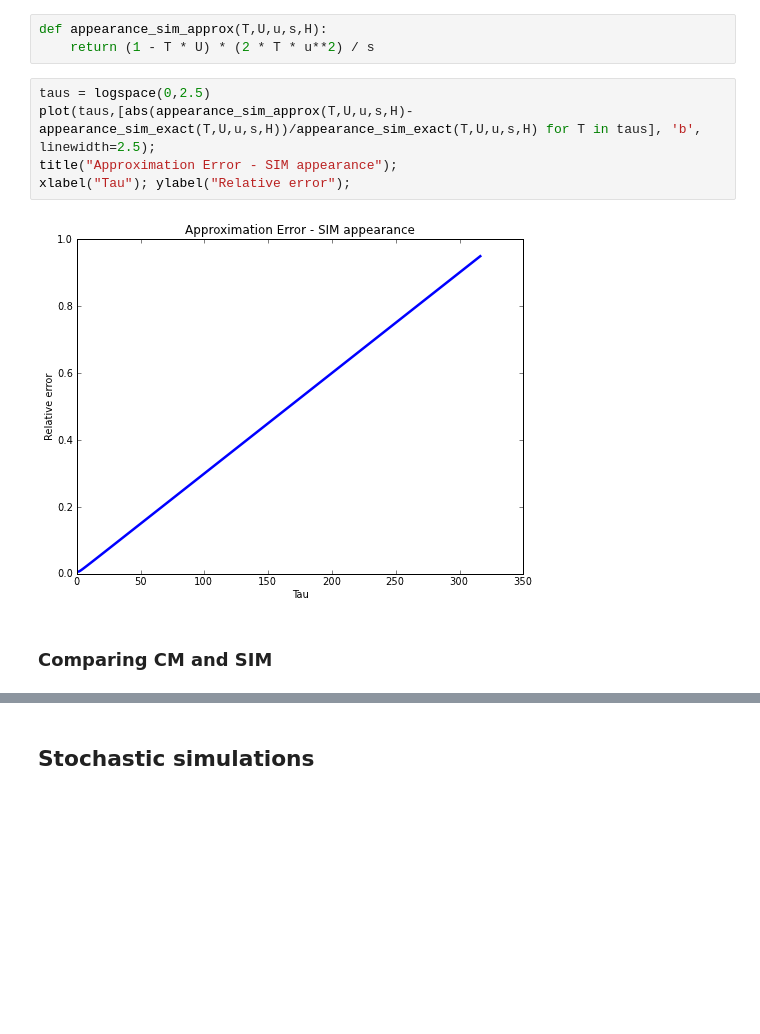
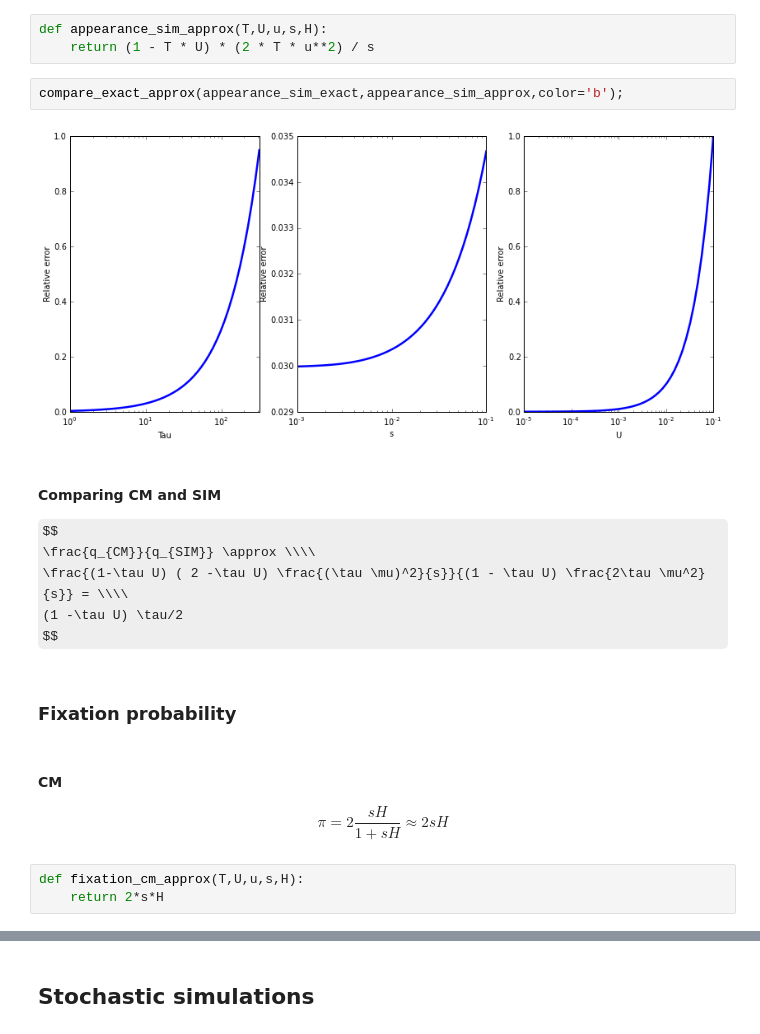
Before and after one commit to yoavram/ruggedsim, a Jupyter notebook: SIDEER2013/notebook.ipynb, the cells around one changed output, grey strips where cells are left out. Cells and saved outputs as stored; diff of their text form; some formulas as TeX source; blank space fills up the shorter version.

```diff
--- a/SIDEER2013/notebook.ipynb
+++ b/SIDEER2013/notebook.ipynb
@@ -128,12 +187,25 @@ $$
 # %%
 def appearance_sim_approx(T,U,u,s,H):
     return (1 - T * U) * (2 * T * u**2) / s
-# %%
-taus = logspace(0,2.5)
-plot(taus,[abs(appearance_sim_approx(T,U,u,s,H)-appearance_sim_exact(T,U,u,s,H))/appearance_sim_exact(T,U,u,s,H) for T in taus], 'b', linewidth=2.5);
-title("Approximation Error - SIM appearance");
-xlabel("Tau"); ylabel("Relative error");
-# %% [output]
-[figure, removed]
-# %% [markdown]
-### Comparing CM and SIM
+# %%
+compare_exact_approx(appearance_sim_exact,appearance_sim_approx,color='b');
+# %% [output]
+[figure, added]
+# %% [markdown]
+#### Comparing CM and SIM
+
+$$
+\frac{q_{CM}}{q_{SIM}} \approx \\\\
+\frac{(1-\tau U) ( 2 -\tau U) \frac{(\tau \mu)^2}{s}}{(1 - \tau U) \frac{2\tau \mu^2}{s}} = \\\\
+(1 -\tau U) \tau/2
+$$
+# %% [markdown]
+### Fixation probability
+# %% [markdown]
+#### CM
+$$
+\pi = 2 \frac{sH}{1+sH} \approx 2sH
+$$
+# %%
+def fixation_cm_approx(T,U,u,s,H):
+    return 2*s*H
```
Also changed, not shown: parts of 20 cells of this notebook.
